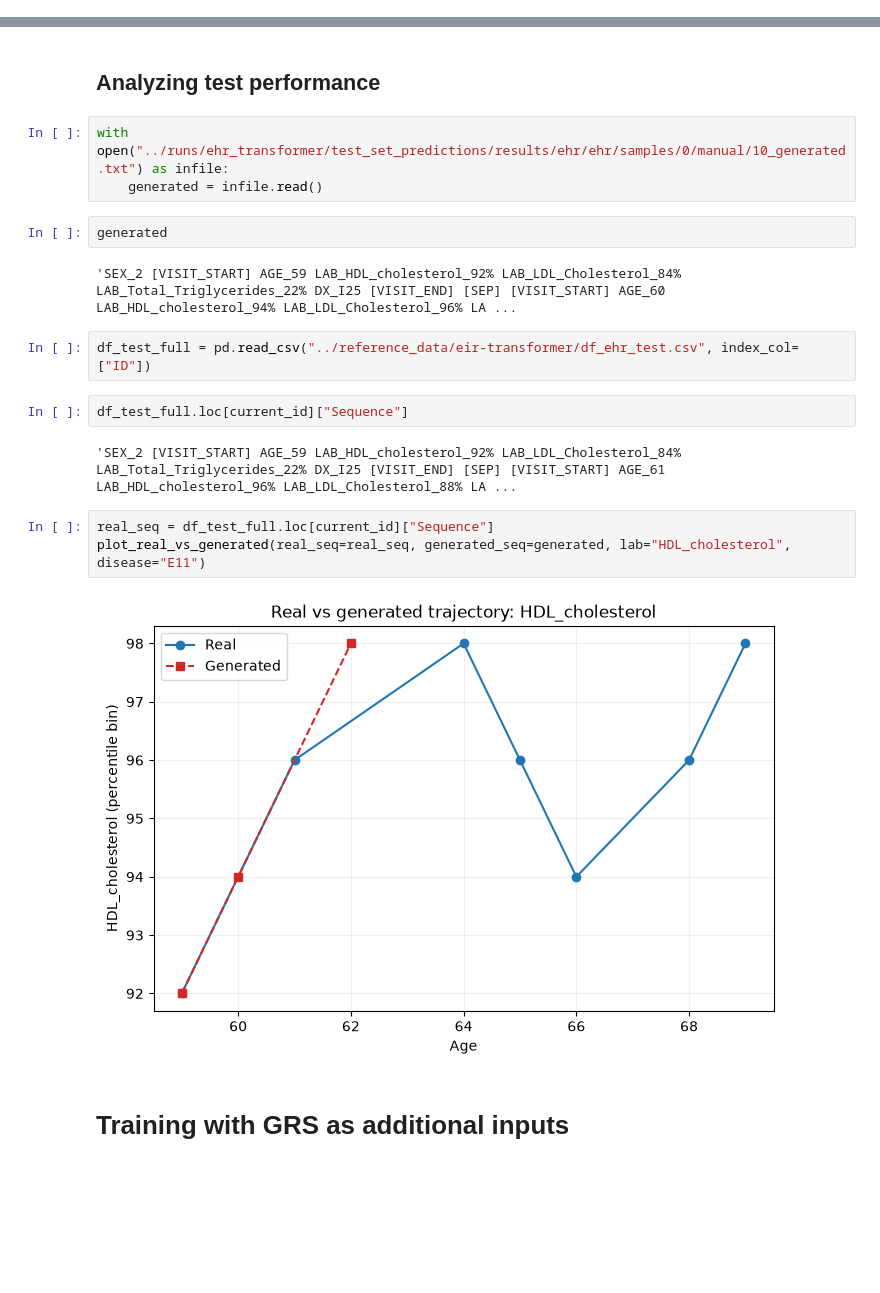
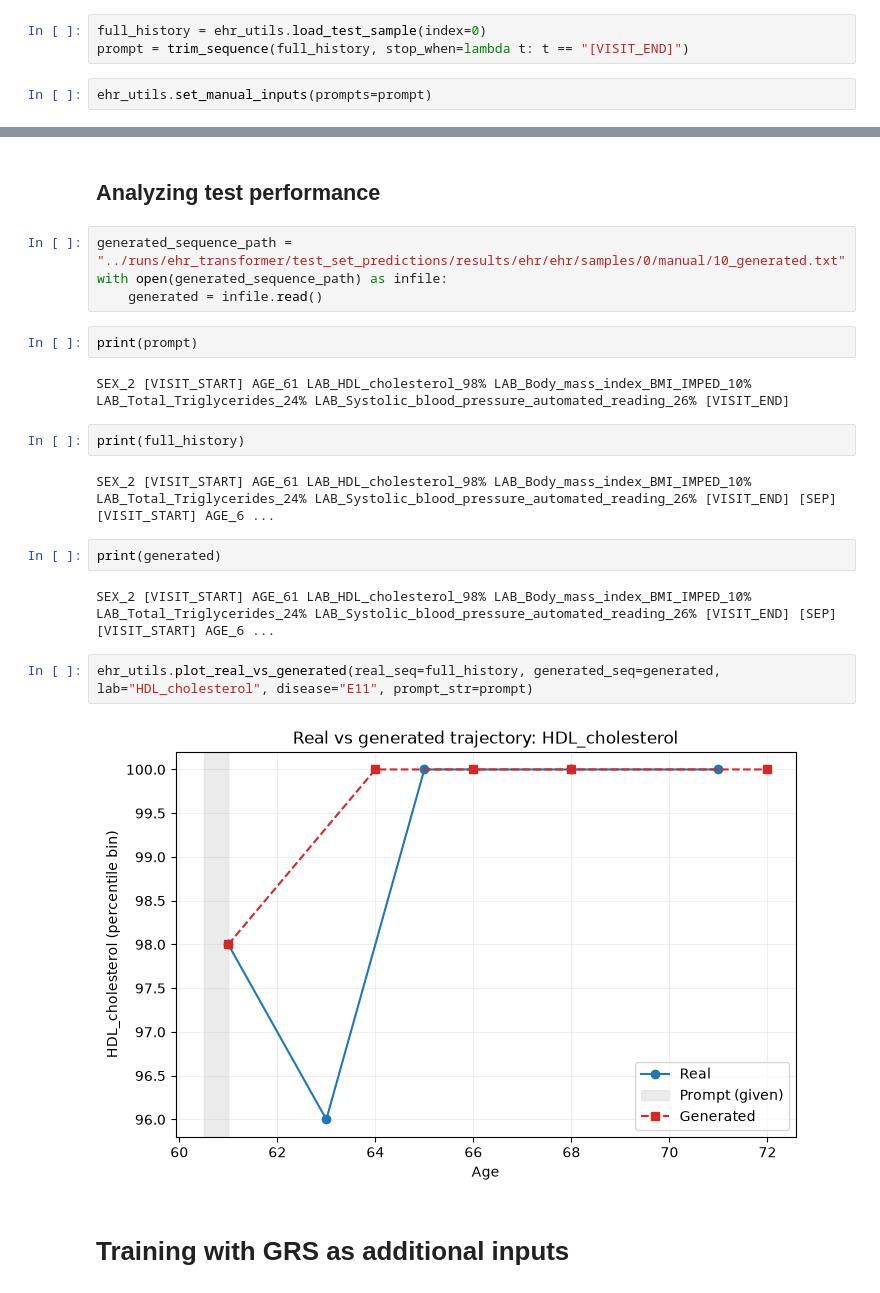
Before and after one commit to RasmussenLab/integrative_post_gwas_methods_course, a Jupyter notebook: notebooks/eir-transformer.ipynb, the cells around one changed output, grey strips where cells are left out. Cells and saved outputs as stored; diff of their text form; blank space fills up the shorter version.

Commit message:
Various updates to EHR simulation and EIR transformer notebook. Updates to configs.

```diff
--- a/notebooks/eir-transformer.ipynb
+++ b/notebooks/eir-transformer.ipynb
@@ -261,3 +237,8 @@ set_manual_inputs(prompts=prompt)
+# %%
+full_history = ehr_utils.load_test_sample(index=0)
+prompt = trim_sequence(full_history, stop_when=lambda t: t == "[VISIT_END]")
+# %%
+ehr_utils.set_manual_inputs(prompts=prompt)
 # %%
 !eirpredict \
     --global_configs "../configs/eir-transformer/globals.yaml" \
@@ -285,23 +266,25 @@ set_manual_inputs(prompts=prompt)
 # %% [markdown]
 ## Analyzing test performance
 # %%
-with open("../runs/ehr_transformer/test_set_predictions/results/ehr/ehr/samples/0/manual/10_generated.txt") as infile:
+generated_sequence_path = "../runs/ehr_transformer/test_set_predictions/results/ehr/ehr/samples/0/manual/10_generated.txt"
+with open(generated_sequence_path) as infile:
     generated = infile.read()
+# %%
+print(prompt)
+# %% [output]
+SEX_2 [VISIT_START] AGE_61 LAB_HDL_cholesterol_98% LAB_Body_mass_index_BMI_IMPED_10% LAB_Total_Triglycerides_24% LAB_Systolic_blood_pressure_automated_reading_26% [VISIT_END]
+# %%
+print(full_history)
+# %% [output]
+SEX_2 [VISIT_START] AGE_61 LAB_HDL_cholesterol_98% LAB_Body_mass_index_BMI_IMPED_10% LAB_Total_Triglycerides_24% LAB_Systolic_blood_pressure_automated_reading_26% [VISIT_END] [SEP] [VISIT_START] AGE_6 ...
 # %%
-generated
+print(generated)
 # %% [output]
-'SEX_2 [VISIT_START] AGE_59 LAB_HDL_cholesterol_92% LAB_LDL_Cholesterol_84% LAB_Total_Triglycerides_22% DX_I25 [VISIT_END] [SEP] [VISIT_START] AGE_60 LAB_HDL_cholesterol_94% LAB_LDL_Cholesterol_96% LA ...
+SEX_2 [VISIT_START] AGE_61 LAB_HDL_cholesterol_98% LAB_Body_mass_index_BMI_IMPED_10% LAB_Total_Triglycerides_24% LAB_Systolic_blood_pressure_automated_reading_26% [VISIT_END] [SEP] [VISIT_START] AGE_6 ...
-# %%
-df_test_full = pd.read_csv("../reference_data/eir-transformer/df_ehr_test.csv", index_col=["ID"])
-# %%
-df_test_full.loc[current_id]["Sequence"]
-# %% [output]
-'SEX_2 [VISIT_START] AGE_59 LAB_HDL_cholesterol_92% LAB_LDL_Cholesterol_84% LAB_Total_Triglycerides_22% DX_I25 [VISIT_END] [SEP] [VISIT_START] AGE_61 LAB_HDL_cholesterol_96% LAB_LDL_Cholesterol_88% LA ...
 # %%
-real_seq = df_test_full.loc[current_id]["Sequence"]
-plot_real_vs_generated(real_seq=real_seq, generated_seq=generated, lab="HDL_cholesterol", disease="E11")
+ehr_utils.plot_real_vs_generated(real_seq=full_history, generated_seq=generated, lab="HDL_cholesterol", disease="E11", prompt_str=prompt)
 # %% [output]
-[figure, old version]
+[figure, new version]
 # %% [markdown]
 # Training with GRS as additional inputs
 # %%
```
Also changed, not shown: parts of 53 cells of this notebook, 15 other files.
